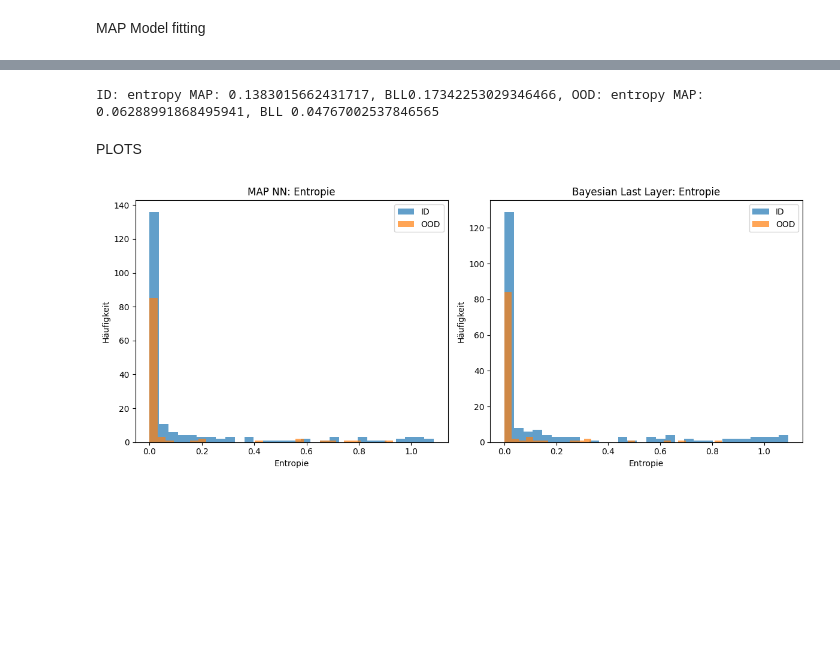
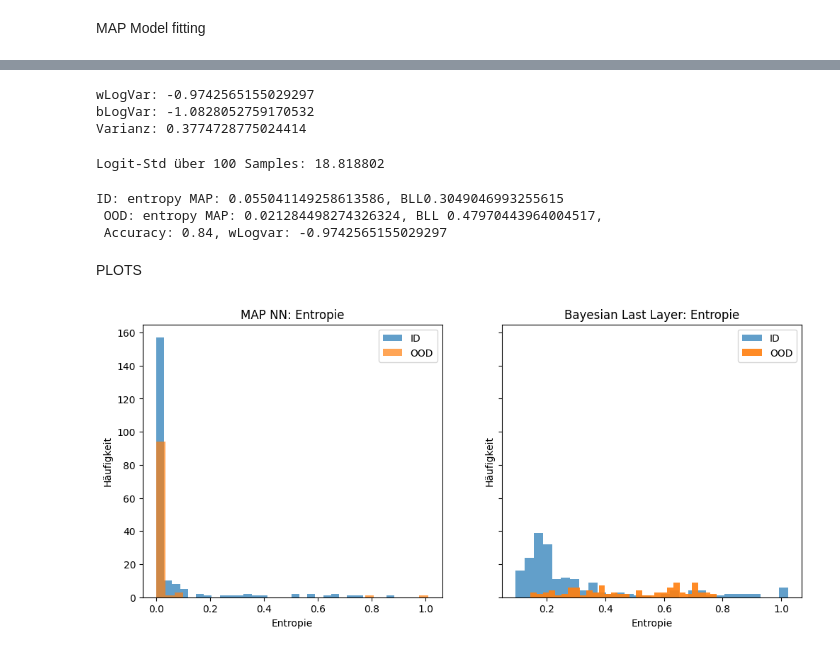
Before and after one commit to Kingmopser/ProbabilisticML, a Jupyter notebook: src/RealData.ipynb, the cells around one changed output, grey strips where cells are left out. Saved outputs shown, nothing was run; the diff lists cells and outputs as text; code cells hidden in the pictures; blank space fills up the shorter version.

```diff
--- a/src/RealData.ipynb
+++ b/src/RealData.ipynb
@@ -176,0 +238,12 @@ Epoch: 140 | Loss: 0.10393
+# %%
+lastLayer = BayesianLastLayer(in_features=4,out_features=len(df["CLASS"].unique()),logvals=-0.5,prior_sigma=0.5).to(device)
+TrainLastLayerCL(base,lastLayer,trainLoader,epochs=100)
+mean_prob, entropy,exp_entr ,mi,energy = PredLastLayerCl(base,lastLayer,tenX_OOD,nSamples=110)
+#accuracy
+print("wLogVar:", lastLayer.wLogVar.data.mean().item())
+print("bLogVar:", lastLayer.bLogVar.data.mean().item())
+print("Varianz:", torch.exp(lastLayer.wLogVar.data.mean()).item())
+# %% [output]
+wLogVar: -0.9742565155029297
+bLogVar: -1.0828052759170532
+Varianz: 0.3774728775024414
@@ -177,3 +262,30 @@ Epoch: 140 | Loss: 0.10393
+# %%
+logvals_grid    = [-3.5,-2.0,-1.0,-0.9,-0.5,-0.2]
+prior_grid      = [0.5, 1.0, 2.0,2.5]
+#       # dein bisheriges „kl*β“
+
+best = None
+for lv in logvals_grid:
+    for ps in prior_grid:
+ #       for te in t:
+            last = BayesianLastLayer(4, len(df["CLASS"].unique()),
+                                     logvals=lv,
+                                     prior_sigma=ps).to(device)
+            TrainLastLayerCL(base=base,lastLayer= last, loader=trainLoader,class_weights=class_weights.to(device),epochs=100)  # kl_weight implementieren → β*kl/N
+            mean_prob, entropy,exp_entr ,mi,energy   = PredLastLayerCl(base,last,tenX_OOD ,nSamples=100)
+            acc = accuracy_score(y_test_OOD,prob.argmax(axis=1))
+            eid = entropy[~is_ood].mean()
+            eood =entropy[is_ood].mean()
+            diff = eood.mean() - eid.mean()
+            print(f"lv:{lv},ps:{ps},acc:{acc}, Entropy Id:{eid}, Entropy OOD:{eood}, diff entropy: {diff}")
+# %%
+with torch.no_grad():
+    feats = base(torch.tensor(X_ood[:5], dtype=torch.float32, device=device))
+    outs = [lastLayer(feats).cpu().numpy() for _ in range(100)]
+    outs = np.stack(outs)  # shape: (100, 5, n_classes)
+    print("Logit-Std über 100 Samples:", outs.std().mean())
+# %% [output]
+Logit-Std über 100 Samples: 18.818802
 # %%
 #MAP
 #ID
@@ -191,36 +303,39 @@ mean_prob_ID= mean_prob[~is_ood]
 pred_ent_ID = entropy[~is_ood]
 aleatoric_ID = exp_entr[~is_ood]
 epistemic_ID = mi[~is_ood]
+energy_ID = energy[is_ood]
 #OOD
 mean_prob_OOD= mean_prob[is_ood]
 pred_ent_OOD = entropy[is_ood]
 aleatoric_OOD = exp_entr[is_ood]
 epistemic_OOD = mi[is_ood]
-print(f"ID: entropy MAP: {mapentr_ID.mean()}, BLL{pred_ent_ID.mean()}, OOD: entropy MAP: {mapentr_OOD.mean()}, BLL { pred_ent_OOD.mean()}")
+energy_OOD = energy[~is_ood]
+ac = accuracy_score(y_test_OOD,mean_prob.argmax(axis=1))
+print(f"ID: entropy MAP: {mapentr_ID.mean()}, BLL{pred_ent_ID.mean()} \n OOD: entropy MAP: {mapentr_OOD.mean()}, BLL { pred_ent_OOD.mean()}, \n Accuracy: {ac}, wLogvar: {lastLayer.wLogVar.mean()}")
 # %% [output]
-ID: entropy MAP: 0.1383015662431717, BLL0.17342253029346466, OOD: entropy MAP: 0.06288991868495941, BLL 0.04767002537846565
+ID: entropy MAP: 0.055041149258613586, BLL0.3049046993255615
+ OOD: entropy MAP: 0.021284498274326324, BLL 0.47970443964004517,
+ Accuracy: 0.84, wLogvar: -0.9742565155029297
 # %% [markdown]
 PLOTS
 # %%
-plt.figure(figsize=(12,5))
+fig, (ax1, ax2) = plt.subplots(1, 2, figsize=(12,5), sharey=True)
+
 #MAP ENTROPY
-plt.subplot(1,2,1)
-plt.hist(mapentr_ID, bins=30, alpha=0.7, label='ID')
-plt.hist(mapentr_OOD, bins=30, alpha=0.7, label='OOD')
-plt.title('MAP NN: Entropie')
-plt.xlabel('Entropie')
-plt.ylabel('Häufigkeit')
-plt.legend()
+ax1.hist(mapentr_ID, bins=30, alpha=0.7, label='ID')
+ax1.hist(mapentr_OOD, bins=30, alpha=0.7, label='OOD')
+ax1.set_xlabel('Entropie')
+ax1.set_ylabel('Häufigkeit')
+ax1.legend()
+ax1.set_title('MAP NN: Entropie')
  #BLL ENTROPY
-plt.subplot(1,2,2)
-plt.hist(pred_ent_ID, bins=30, alpha=0.7, label='ID')
-plt.hist(pred_ent_OOD, bins=30, alpha=0.7, label='OOD')
-plt.title('Bayesian Last Layer: Entropie')
-plt.xlabel('Entropie')
-plt.ylabel('Häufigkeit')
-plt.legend()
+ax2.hist(pred_ent_ID, bins=30, alpha=0.7, label='ID')
+ax2.hist(pred_ent_OOD, bins=30, alpha=0.9, label='OOD')
+ax2.set_title('Bayesian Last Layer: Entropie')
+ax2.set_xlabel('Entropie')
+ax2.set_ylabel('Häufigkeit')
+ax2.legend()
 
-plt.tight_layout()
 plt.show()
 # %% [output]
-[figure, old version]
+[figure, new version]
```
Also changed, not shown: parts of 15 cells of this notebook, 1 other file.
